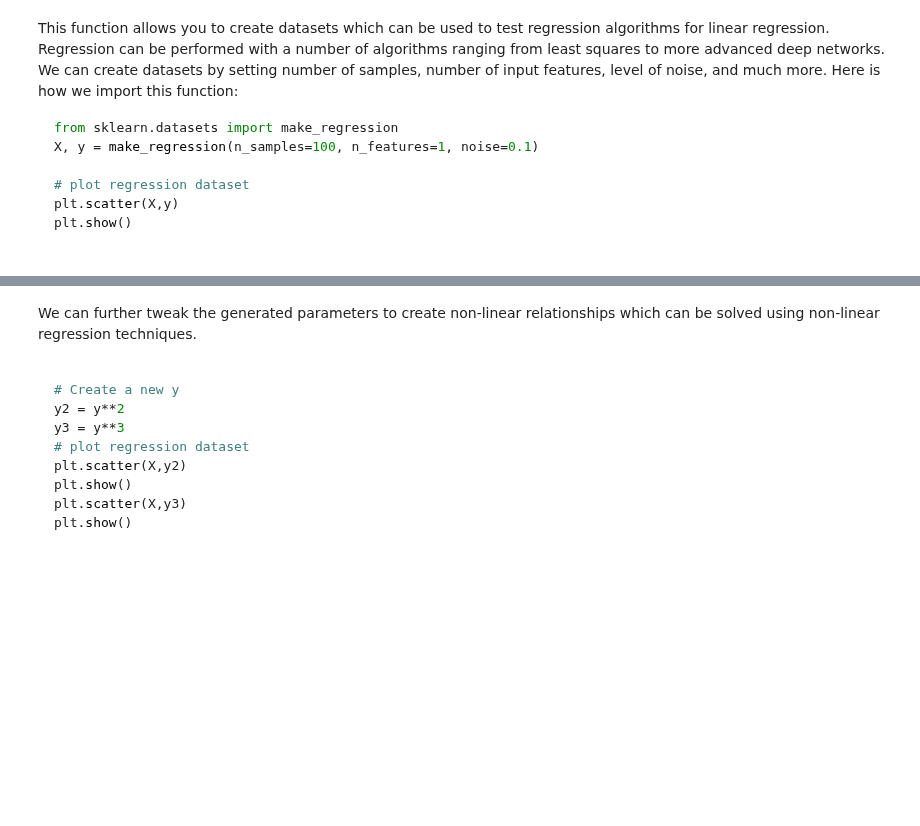
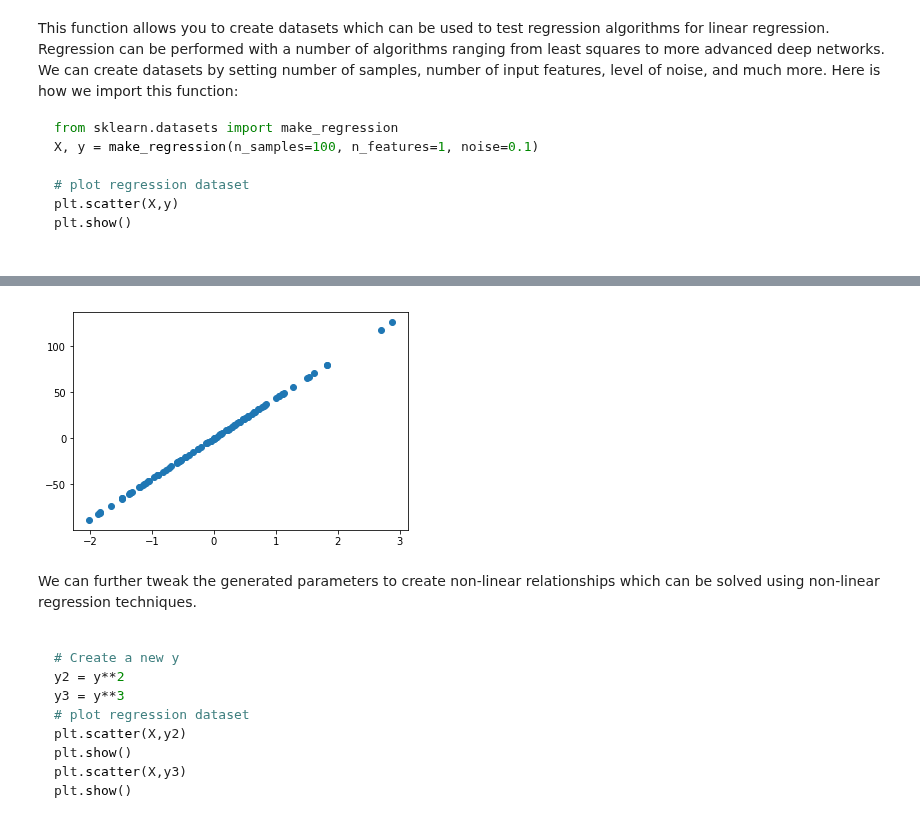
Before and after one commit to kayschulz/dsc-2-23-05-data-generation-process-code-along-seattle-ds-career-040119, a Jupyter notebook: index.ipynb, the cells around one changed output, grey strips where cells are left out. Saved outputs shown, nothing was run; the diff lists cells and outputs as text; code cells hidden in the pictures; blank space fills up the shorter version.

```diff
--- a/index.ipynb
+++ b/index.ipynb
@@ -140,3 +136,8 @@ X, y = make_regression(n_samples=100, n_features=1, noise=0.1)
+# %%
+plt.scatter(X,y)
+plt.show()
+# %% [output]
+[figure, added]
 # %% [markdown]
 We can further tweak the generated parameters to create non-linear relationships which can be solved using non-linear regression techniques.
 
```
Also changed, not shown: parts of 1 cell of this notebook.
